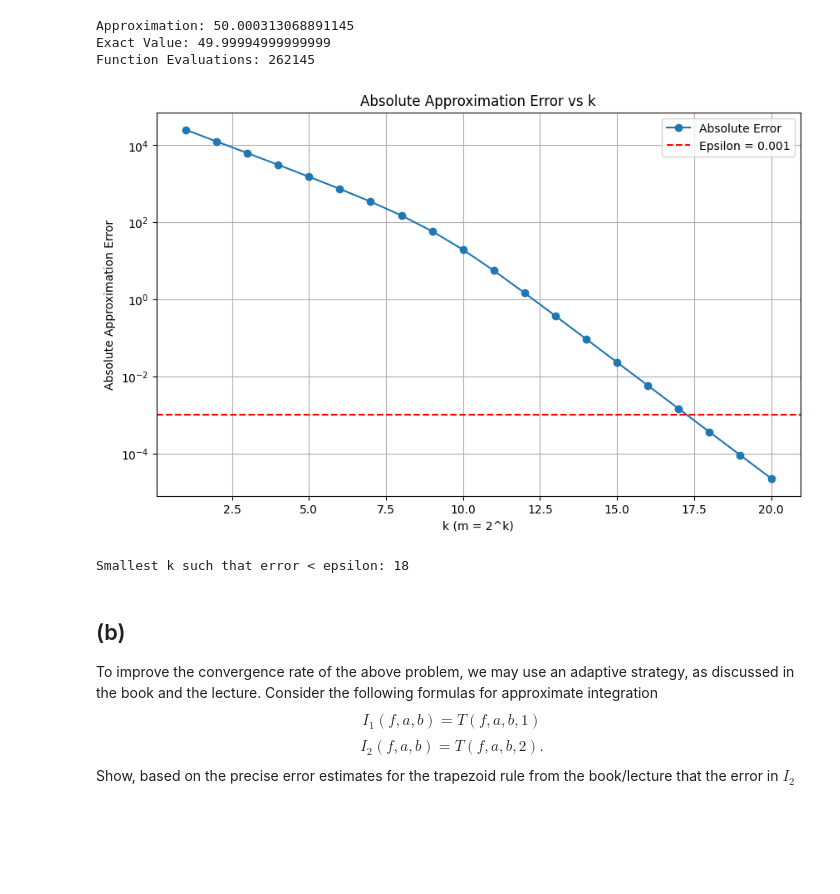
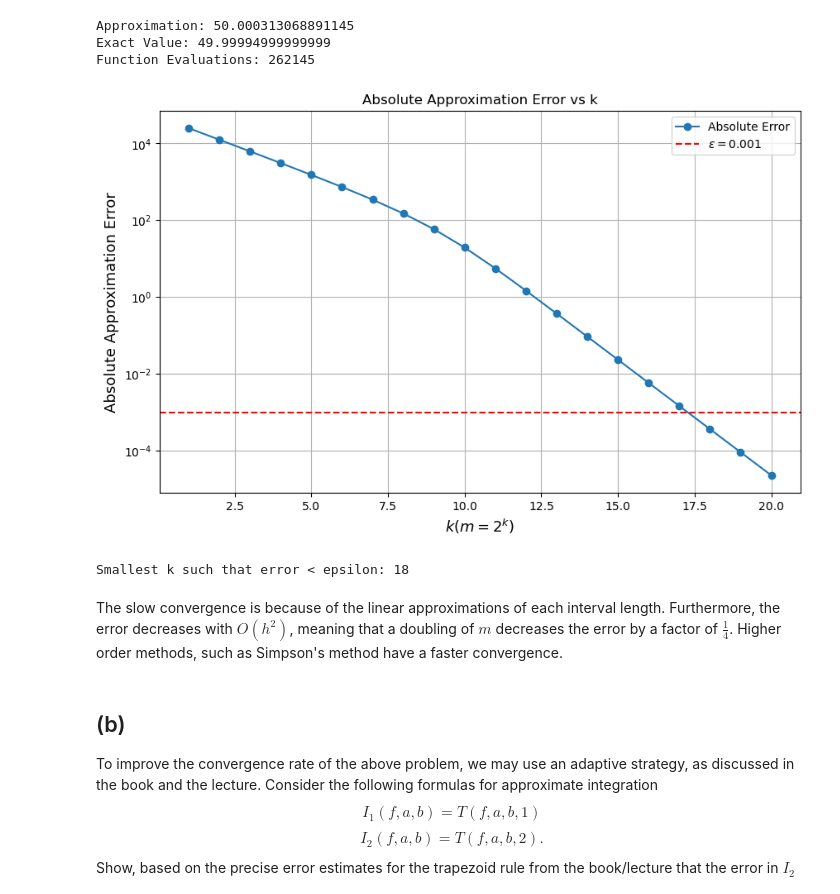
Before and after one commit to NaniHazbolatow/5284NUAL6Y, a Jupyter notebook: hw4.ipynb, the cells around one changed output. Saved outputs shown, nothing was run; the diff lists cells and outputs as text; code cells hidden in the pictures; blank space fills up the shorter version.

```diff
--- a/hw4.ipynb
+++ b/hw4.ipynb
@@ -62,35 +66,37 @@ Function Evaluations: 262145
 # %%
 epsilon = 1e-3
 ks = np.arange(1, 21)
 errors = []
 ms = 2**ks
 
 for m in ms:
     approx = trapezoid_rule(f, a, b, m)
     exact = exact_integral(a, b)  # Use the exact integral function
     errors.append(abs(approx - exact))
 
 if np.any(np.array(errors) < epsilon):
     k_min = ks[np.where(np.array(errors) < epsilon)[0][0]]
 else:
     k_min = None
 
 # Plot the results
 plt.figure(figsize=(10, 6))
 plt.plot(ks, errors, marker='o', label="Absolute Error")
-plt.axhline(epsilon, color='r', linestyle='--', label=f"Epsilon = {epsilon}")
-plt.xlabel("k (m = 2^k)")
-plt.ylabel("Absolute Approximation Error")
+plt.axhline(epsilon, color='r', linestyle='--', label=fr"$\epsilon = {{{epsilon}}}$")
+plt.xlabel(r"$k (m = 2^k)$", fontsize=13)
+plt.ylabel("Absolute Approximation Error", fontsize=13)
 plt.yscale('log')
 plt.title("Absolute Approximation Error vs k")
 plt.legend()
 plt.grid()
 plt.show()
 
 print(f"Smallest k such that error < epsilon: {k_min}")
 # %% [output]
-[figure, old version]
+[figure, new version]
 Smallest k such that error < epsilon: 18
+# %% [markdown]
+The slow convergence is because of the linear approximations of each interval length. Furthermore, the error decreases with $O(h^2)$, meaning that a doubling of $m$ decreases the error by a factor of $\frac{1}{4}$. Higher order methods, such as Simpson's method have a faster convergence.
 # %% [markdown]
 ## (b)
 
```
Also changed, not shown: parts of 10 cells of this notebook.
